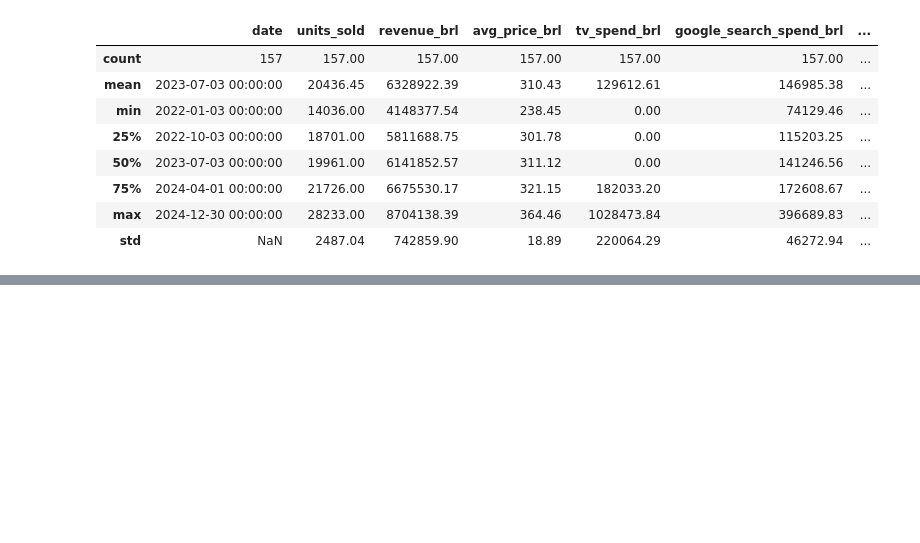
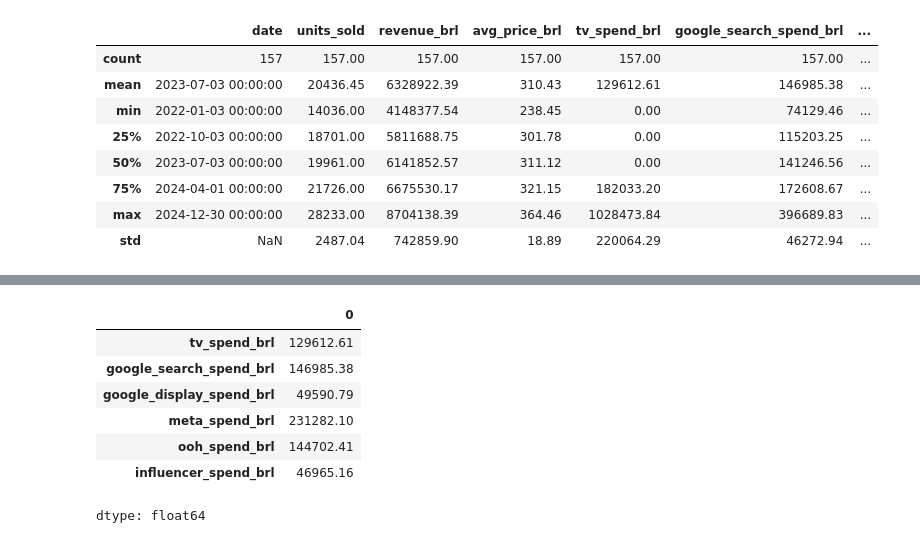
Before and after one commit to TiagoTBarreto/MMM_VAREJO_360, a Jupyter notebook: Case_Tecnico_Uncover_MMM.ipynb, the cells around one changed output, grey strips where cells are left out. Cells and saved outputs as stored; diff of their text form; code cells hidden in the pictures; blank space fills up the shorter version.

```diff
--- a/Case_Tecnico_Uncover_MMM.ipynb
+++ b/Case_Tecnico_Uncover_MMM.ipynb
@@ -1574,0 +2613,11 @@ hint: See the 'Note about fast-forwards' in 'git push --help' for details.
+# %%
+df_mmm[media_cols].sum() / 157
+# %% [output]
+|  | 0 |
+| tv_spend_brl | 129612.61 |
+| google_search_spend_brl | 146985.38 |
+| google_display_spend_brl | 49590.79 |
+| meta_spend_brl | 231282.10 |
+| ooh_spend_brl | 144702.41 |
+| influencer_spend_brl | 46965.16 |
+dtype: float64
```
Also changed, not shown: parts of 4 cells of this notebook.
